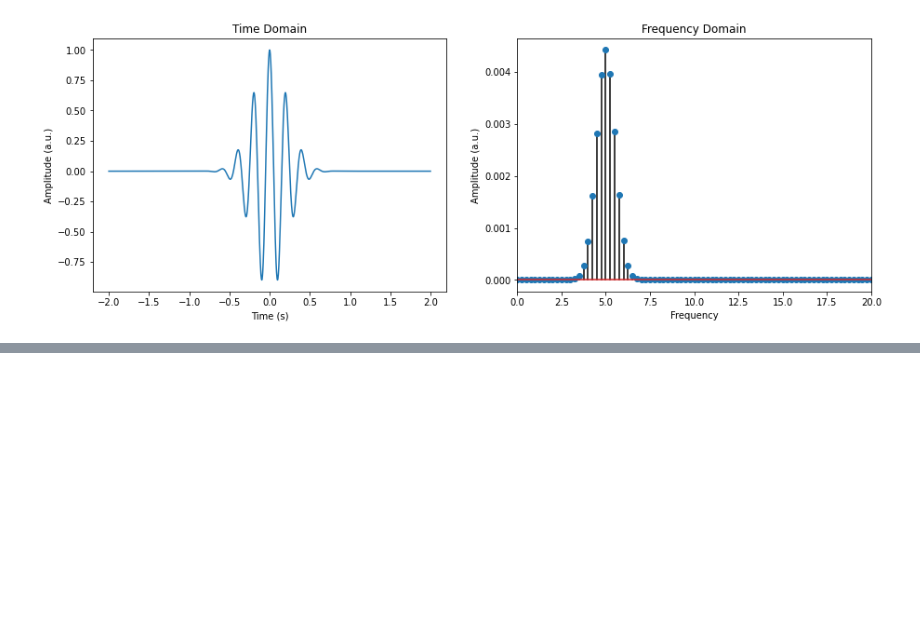
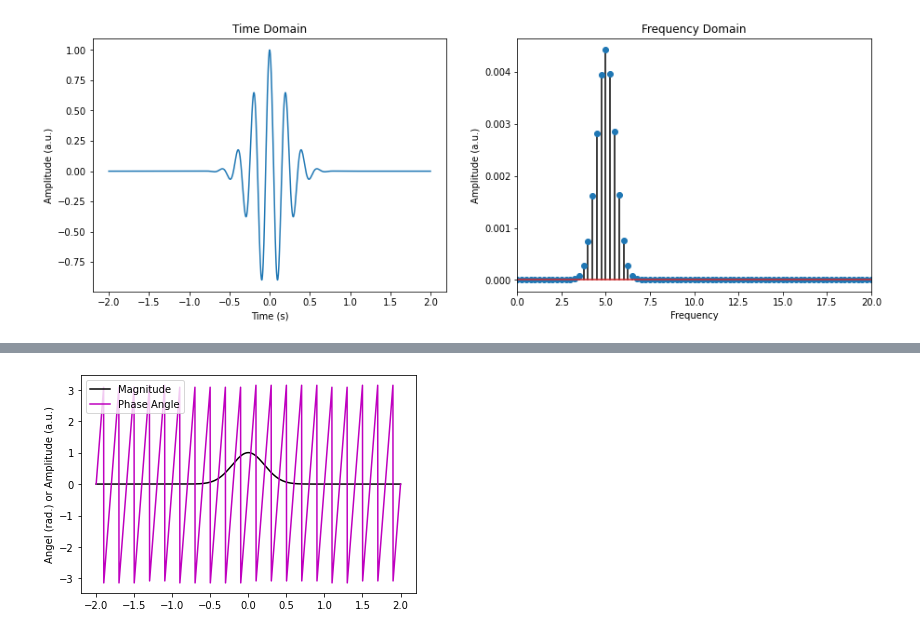
Before and after one commit to npinak/Python-Projects, a Jupyter notebook: EEG_Analysis/EEG_Data.ipynb, the cells around one changed output, grey strips where cells are left out. Saved outputs shown, nothing was run; the diff lists cells and outputs as text; code cells hidden in the pictures; blank space fills up the shorter version.

```diff
--- a/EEG_Analysis/EEG_Data.ipynb
+++ b/EEG_Analysis/EEG_Data.ipynb
@@ -45,0 +62,8 @@ plt.show()
+# %%
+plt.plot(time,np.abs(wavelet),'k',label= 'Magnitude')
+plt.plot(time, np.angle(wavelet),'m', label = 'Phase Angle')
+plt.legend()
+plt.ylabel('Angel (rad.) or Amplitude (a.u.)')
+plt.show()
+# %% [output]
+[figure, added]
```
Also changed, not shown: parts of 5 cells of this notebook.
